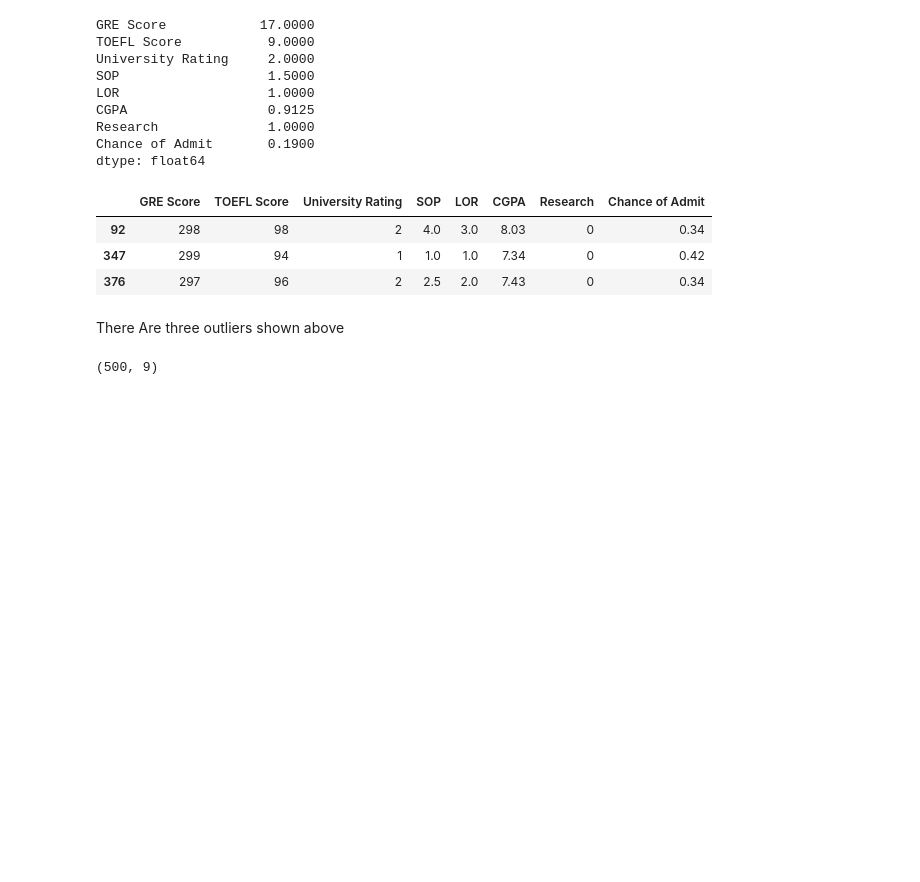
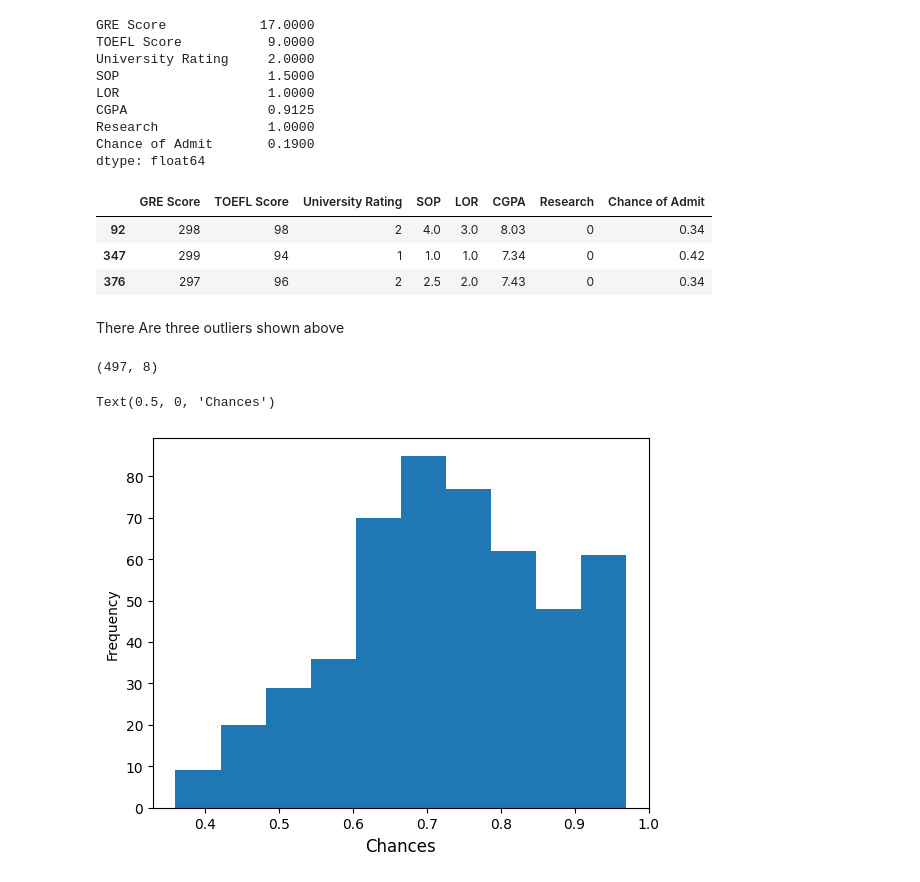
Before and after one commit to Rushabhbhagat08/Graduate-Admissions-from-an-Indian-perspective, a Jupyter notebook: Graduate_Admissions_from_an_Indian_perspective.ipynb, the cells around one changed output. Cells and saved outputs as stored; diff of their text form; code cells hidden in the pictures; blank space fills up the shorter version.

```diff
--- a/Graduate_Admissions_from_an_Indian_perspective.ipynb
+++ b/Graduate_Admissions_from_an_Indian_perspective.ipynb
@@ -180,7 +175,14 @@ There Are three outliers shown above
 # %%
 # removing Outliers from the data
 df_out=data[~((data < (Q1-1.5*IQR))| (data >(Q3+1.5*IQR))).any(axis=1)]
-data=student_data.copy()
-print(data.shape)
+student_data=df_out.copy()
+print(student_data.shape)
 # %% [output]
-(500, 9)
+(497, 8)
+# %%
+
+student_data['Chance of Admit '].plot.hist()
+plt.xlabel("Chances",fontsize=12)
+# %% [output]
+Text(0.5, 0, 'Chances')
+[figure, added]
```
Also changed, not shown: parts of 36 cells of this notebook.
